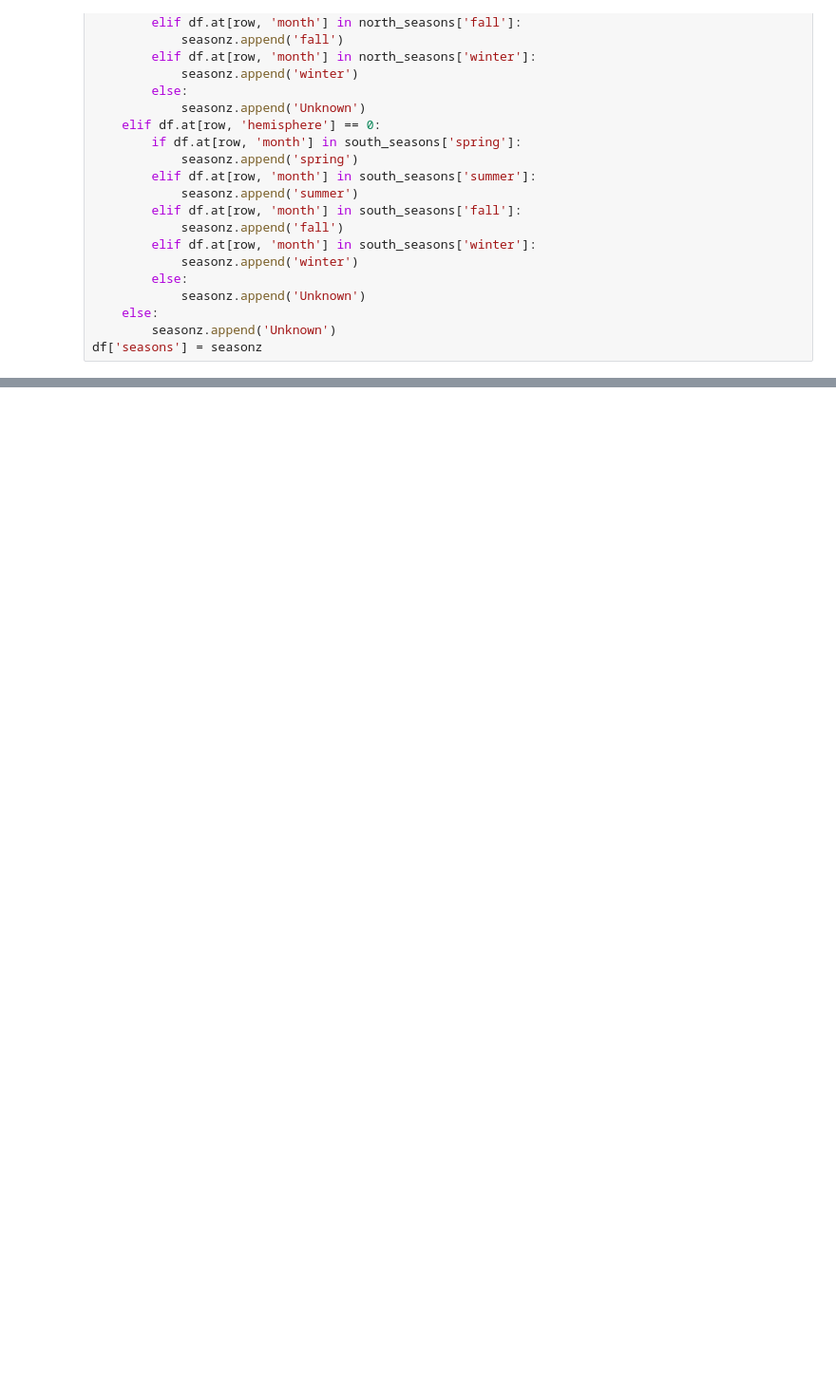
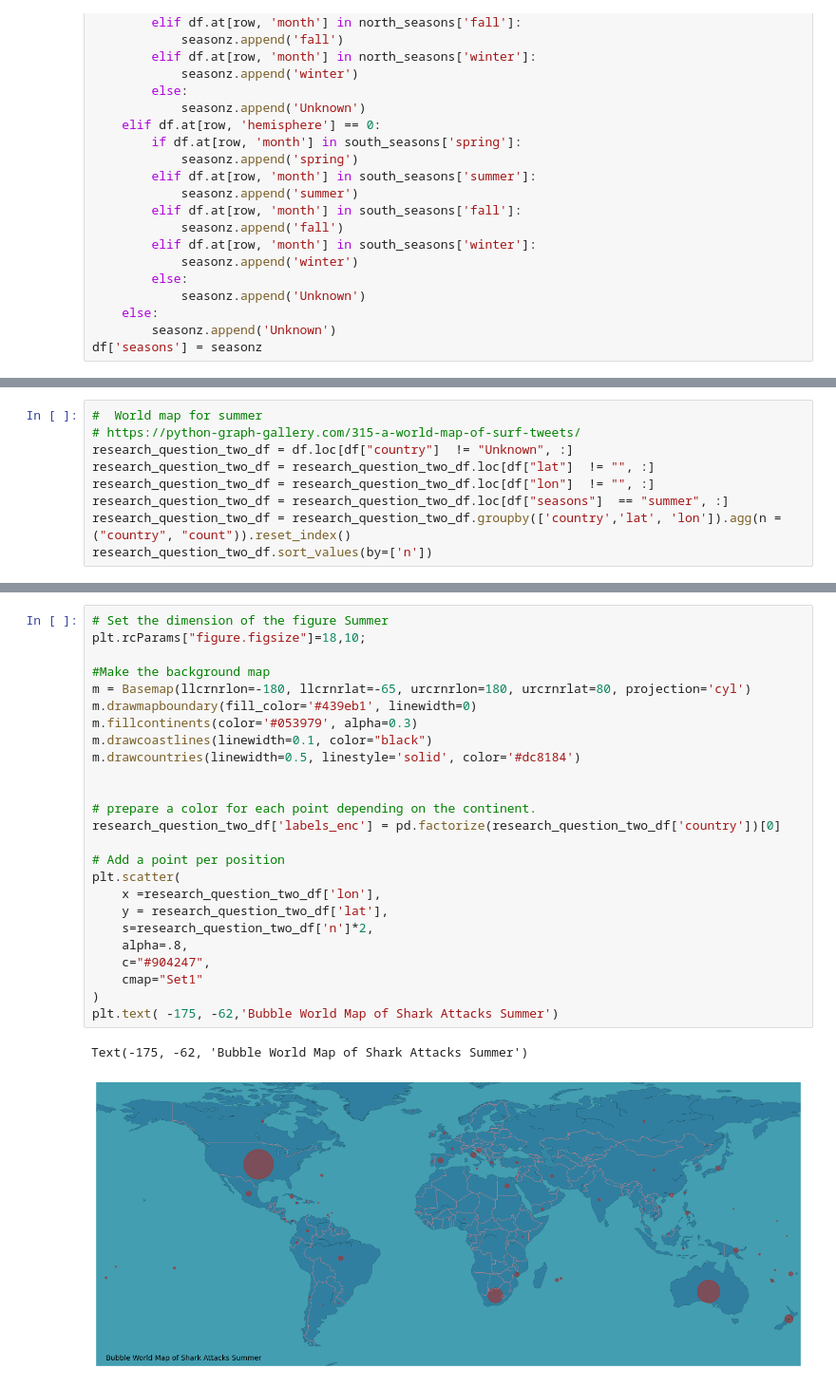
Before and after one commit to HagenGrant/project-1-group-05, a Jupyter notebook: grant_work/grant_work - Copy.ipynb, the cells around one changed output, grey strips where cells are left out. Shown at 95% size. Drawn from its saved outputs; the diff is of its cells as text; blank space fills up the shorter version.

```diff
--- a/grant_work/grant_work - Copy.ipynb
+++ b/grant_work/grant_work - Copy.ipynb
@@ -203,0 +233,9 @@ df.head()
+# %%
+#  World map for summer
+# https://python-graph-gallery.com/315-a-world-map-of-surf-tweets/
+research_question_two_df = df.loc[df["country"]  != "Unknown", :]
+research_question_two_df = research_question_two_df.loc[df["lat"]  != "", :]
+research_question_two_df = research_question_two_df.loc[df["lon"]  != "", :]
+research_question_two_df = research_question_two_df.loc[df["seasons"]  == "summer", :]
+research_question_two_df = research_question_two_df.groupby(['country','lat', 'lon']).agg(n = ("country", "count")).reset_index()
+research_question_two_df.sort_values(by=['n'])
@@ -203,0 +256,28 @@ df.head()
+# %%
+# Set the dimension of the figure Summer
+plt.rcParams["figure.figsize"]=18,10;
+
+#Make the background map
+m = Basemap(llcrnrlon=-180, llcrnrlat=-65, urcrnrlon=180, urcrnrlat=80, projection='cyl')
+m.drawmapboundary(fill_color='#439eb1', linewidth=0)
+m.fillcontinents(color='#053979', alpha=0.3)
+m.drawcoastlines(linewidth=0.1, color="black")
+m.drawcountries(linewidth=0.5, linestyle='solid', color='#dc8184')
+
+
+# prepare a color for each point depending on the continent.
+research_question_two_df['labels_enc'] = pd.factorize(research_question_two_df['country'])[0]
+
+# Add a point per position
+plt.scatter(
+    x =research_question_two_df['lon'],
+    y = research_question_two_df['lat'],
+    s=research_question_two_df['n']*2,
+    alpha=.8,
+    c="#904247",
+    cmap="Set1"
+)
+plt.text( -175, -62,'Bubble World Map of Shark Attacks Summer')
+# %% [output]
+Text(-175, -62, 'Bubble World Map of Shark Attacks Summer')
+[figure, added]
```
Also changed, not shown: parts of 14 cells of this notebook.
